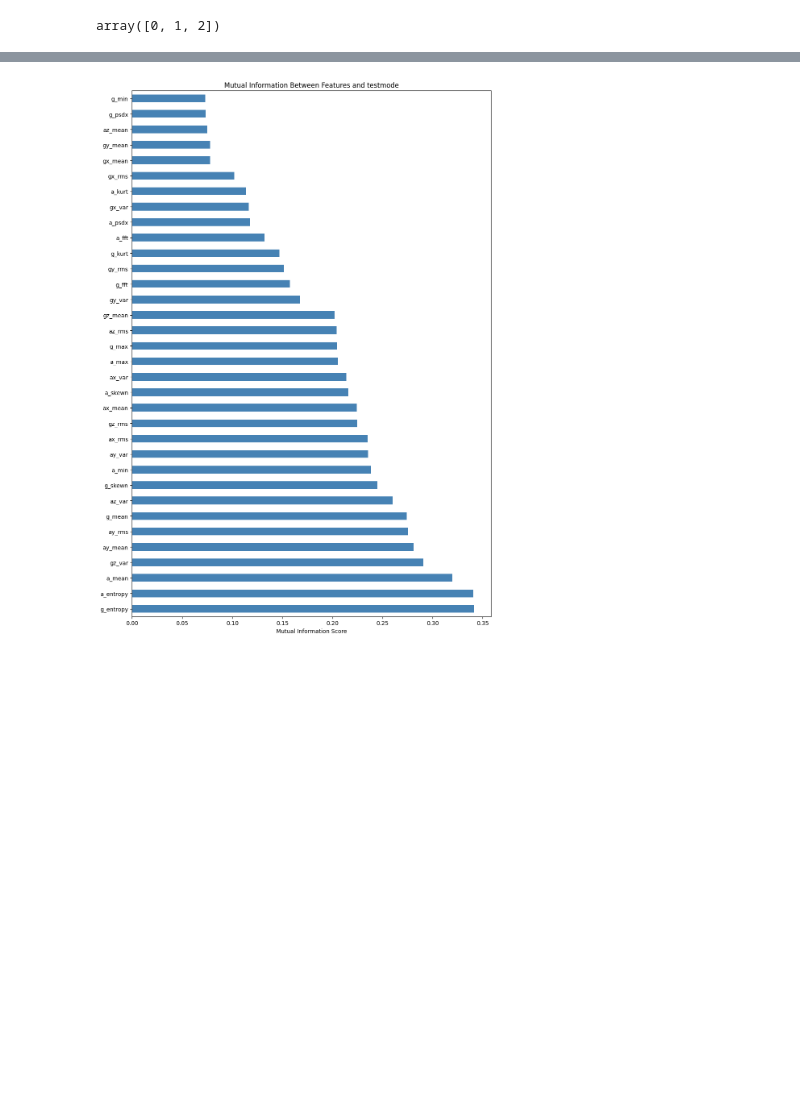
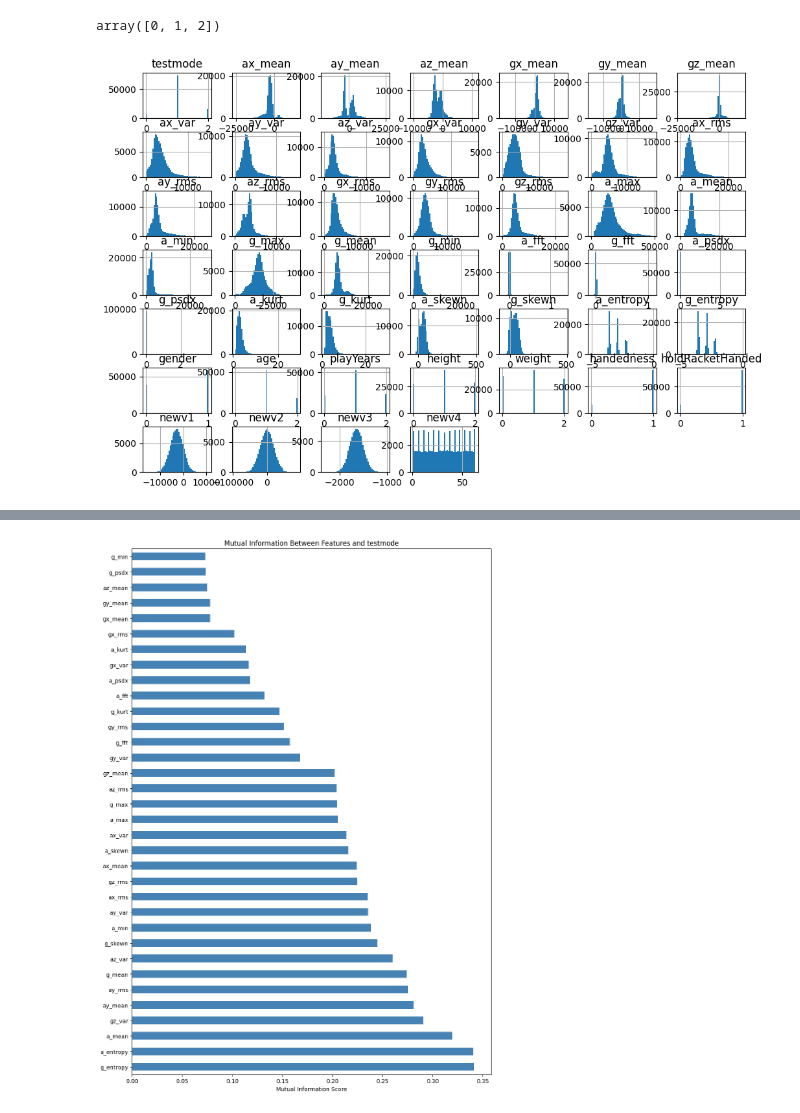
Before and after one commit to Renee0330/bob_study_allFiles, a Jupyter notebook: untitled1.ipynb, the cells around one changed output, grey strips where cells are left out. Cells and saved outputs as stored; diff of their text form; code cells hidden in the pictures; blank space fills up the shorter version.

```diff
--- a/untitled1.ipynb
+++ b/untitled1.ipynb
@@ -138,3 +139,8 @@ dtype: int64
 y.unique()
 # %% [output]
 array([0, 1, 2])
+# %%
+ttswing.hist(bins=50, figsize=(12,8))
+plt.show()
+# %% [output]
+[figure, added]
```
Also changed, not shown: parts of 4 cells of this notebook.
